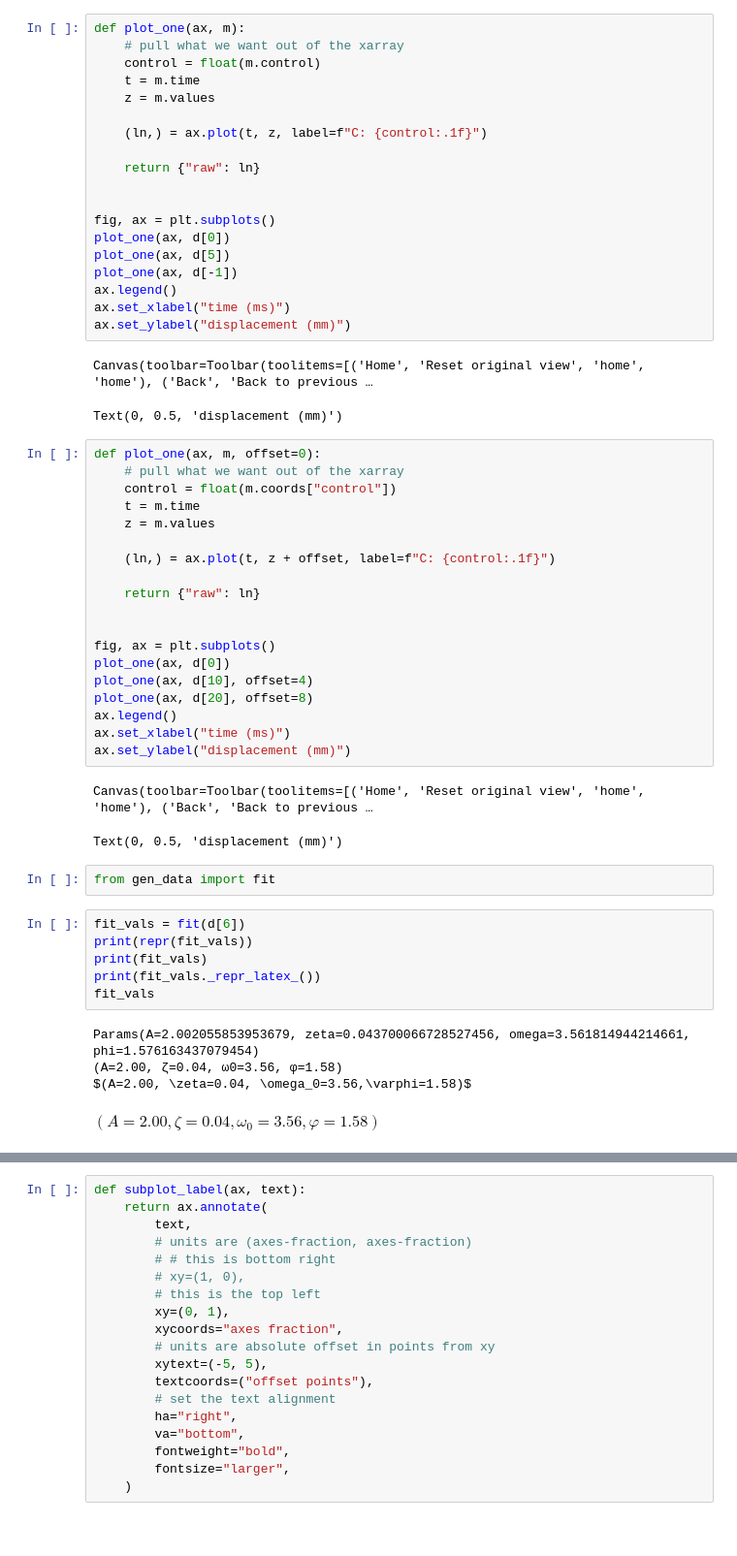
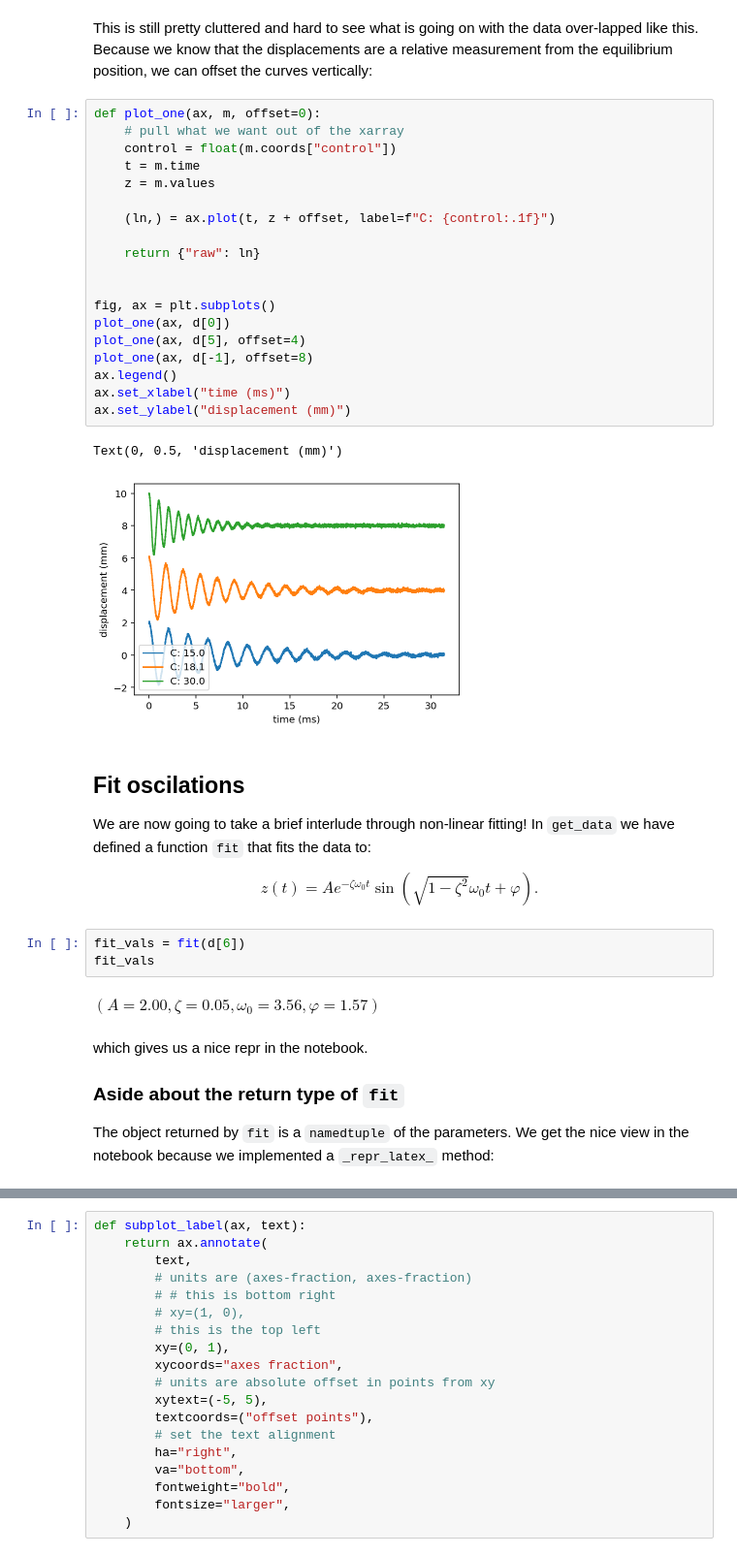
Before and after one commit to tacaswell/2021-03_APS, a Jupyter notebook: code/harmonic_oscilator/case-study.ipynb, the cells around one changed output, grey strips where cells are left out. Shown at 97% size. Cells and saved outputs as stored; diff of their text form; blank space fills up the shorter version.

```diff
--- a/code/harmonic_oscilator/case-study.ipynb
+++ b/code/harmonic_oscilator/case-study.ipynb
@@ -82,57 +174,43 @@ Text(0, 0.5, 'displacement (mm)')
+# %% [markdown]
+This is still pretty cluttered and hard to see what is going on with the data over-lapped like this.  Because we know that the displacements are a relative measurement from the equilibrium position, we can offset the curves vertically:
 # %%
-def plot_one(ax, m):
+def plot_one(ax, m, offset=0):
     # pull what we want out of the xarray
-    control = float(m.control)
+    control = float(m.coords["control"])
     t = m.time
     z = m.values
 
-    (ln,) = ax.plot(t, z, label=f"C: {control:.1f}")
+    (ln,) = ax.plot(t, z + offset, label=f"C: {control:.1f}")
 
     return {"raw": ln}
 
 
 fig, ax = plt.subplots()
 plot_one(ax, d[0])
-plot_one(ax, d[5])
-plot_one(ax, d[-1])
+plot_one(ax, d[5], offset=4)
+plot_one(ax, d[-1], offset=8)
 ax.legend()
 ax.set_xlabel("time (ms)")
 ax.set_ylabel("displacement (mm)")
 # %% [output]
-Canvas(toolbar=Toolbar(toolitems=[('Home', 'Reset original view', 'home', 'home'), ('Back', 'Back to previous …
+Text(0, 0.5, 'displacement (mm)')
-Text(0, 0.5, 'displacement (mm)')
+[figure, added]
-# %%
-def plot_one(ax, m, offset=0):
-    # pull what we want out of the xarray
-    control = float(m.coords["control"])
-    t = m.time
-    z = m.values
-
-    (ln,) = ax.plot(t, z + offset, label=f"C: {control:.1f}")
-
-    return {"raw": ln}
-
-
-fig, ax = plt.subplots()
-plot_one(ax, d[0])
-plot_one(ax, d[10], offset=4)
-plot_one(ax, d[20], offset=8)
-ax.legend()
-ax.set_xlabel("time (ms)")
-ax.set_ylabel("displacement (mm)")
-# %% [output]
-Canvas(toolbar=Toolbar(toolitems=[('Home', 'Reset original view', 'home', 'home'), ('Back', 'Back to previous …
-Text(0, 0.5, 'displacement (mm)')
-# %%
-from gen_data import fit
+# %% [markdown]
+## Fit oscilations
+
+We are now going to take a brief interlude through non-linear fitting!  In `get_data` we have defined a function `fit` that fits the data to:
+
+$$
+z(t) = A e^{-\zeta\omega_0t} \sin\left(\sqrt{1 - \zeta^2}\omega_0t + \varphi\right).
+$$
 # %%
 fit_vals = fit(d[6])
-print(repr(fit_vals))
-print(fit_vals)
-print(fit_vals._repr_latex_())
 fit_vals
 # %% [output]
-Params(A=2.002055853953679, zeta=0.043700066728527456, omega=3.561814944214661, phi=1.576163437079454)
-(A=2.00, ζ=0.04, ω0=3.56, φ=1.58)
-$(A=2.00, \zeta=0.04, \omega_0=3.56,\varphi=1.58)$
-$(A=2.00, \zeta=0.04, \omega_0=3.56,\varphi=1.58)$
+$(A=2.00, \zeta=0.05, \omega_0=3.56,\varphi=1.57)$
+# %% [markdown]
+which gives us a nice repr in the notebook.
+
+### Aside about the return type of `fit`
+
+The object returned by `fit` is a `namedtuple` of the parameters.  We get the nice view in the notebook because we implemented a `_repr_latex_` method:
```
Also changed, not shown: parts of 70 cells of this notebook, 1 other file.
